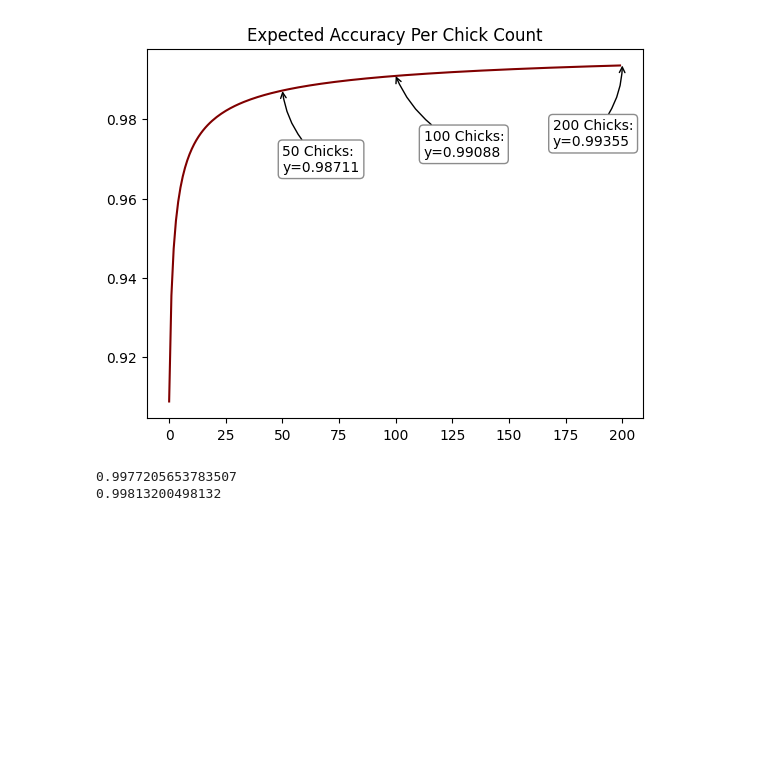
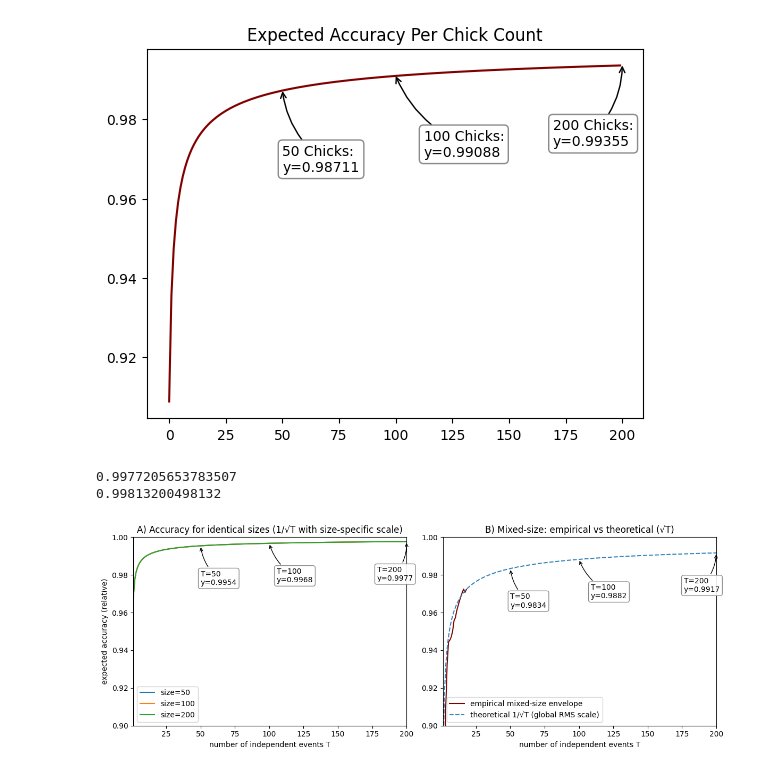
Before and after one commit to Jairik/Chick-Counting, a Jupyter notebook: rgb/mm_tp.ipynb, the cells around one changed output. Drawn from its saved outputs; the diff is of its cells as text; code cells hidden in the pictures; blank space fills up the shorter version.

Commit message:
large progress for visualization and understanding of diminishing error theory

```diff
--- a/rgb/mm_tp.ipynb
+++ b/rgb/mm_tp.ipynb
@@ -1426,3 +1429,101 @@ print(1603/1606)
 [figure]
 0.9977205653783507
 0.99813200498132
+# %%
+import numpy as np
+import matplotlib.pyplot as plt
+
+# ---------- learn size -> medAPE from your evals ----------
+y_true = np.asarray(inc_true[75:], float)
+y_pred = np.asarray(inc_pred[75:], float)
+if y_true.size == 0:
+    raise ValueError("No data after [20:].")
+
+eps = 1e-12
+ape = np.abs(y_pred - y_true) / np.maximum(y_true, eps)
+sizes = np.rint(y_true).astype(int)
+
+uniq, inv = np.unique(sizes, return_inverse=True)
+medAPE_by_size = np.zeros_like(uniq, dtype=float)
+for k in range(uniq.size):
+    medAPE_by_size[k] = np.median(ape[inv == k])
+
+def medAPE_of(size):
+    size = np.asarray(size, dtype=float)
+    return np.interp(size, uniq.astype(float), medAPE_by_size,
+                     left=medAPE_by_size[0], right=medAPE_by_size[-1])
+
+def acc_size_T(size, T):
+    size = np.asarray(size, dtype=float)
+    T = np.asarray(T, dtype=float)
+    return np.clip(1.0 - medAPE_of(size) / np.sqrt(np.maximum(T, 1.0)), 0.0, 1.0)
+
+# mixed-size cumulative envelope using RMS(medAPE(size_i))/sqrt(T)
+medAPE_seq = medAPE_of(sizes)
+rms_sq_cum = np.cumsum(medAPE_seq**2) / np.arange(1, len(medAPE_seq)+1)
+rms_cum = np.sqrt(rms_sq_cum)
+t_emp = np.arange(1, len(medAPE_seq)+1)
+acc_envelope_mixed = np.clip(1.0 - rms_cum / np.sqrt(t_emp), 0.0, 1.0)
+
+# single global RMS scale for a clean theoretical overlay
+rms_global = np.sqrt(np.mean(medAPE_seq**2))
+
+# ---------- plotting: two panels ----------
+Tmax = 200
+Ts = np.arange(1, Tmax+1)
+
+fig, (axL, axR) = plt.subplots(1, 2, figsize=(12, 4.5))
+
+# (A) hypothetical identical sizes
+axL.plot(Ts, acc_size_T(50, Ts),  label='size=50')
+axL.plot(Ts, acc_size_T(100, Ts), label='size=100')
+axL.plot(Ts, acc_size_T(200, Ts), label='size=200')
+axL.set_xlim(1, Tmax); axL.set_ylim(0.9, 1)
+axL.set_xlabel('number of independent events T')
+axL.set_ylabel('expected accuracy (relative)')
+axL.set_title('A) Accuracy for identical sizes (1/√T with size-specific scale)')
+axL.legend()
+
+# bubbles on panel A at T=50,100,200 for size=100 (center example)
+def bubble_A(Tb, dx=10, dy=-45, rad=-0.2):
+    yb = acc_size_T(100, Tb)
+    axL.annotate(
+        f"T={Tb}\ny={yb:.4f}",
+        xy=(Tb, yb),
+        xytext=(dx, dy),
+        textcoords="offset points",
+        ha="left", va="bottom",
+        arrowprops=dict(arrowstyle="->", connectionstyle=f"arc3,rad={rad}"),
+        bbox=dict(boxstyle="round,pad=0.3", fc="w", ec="0.5", alpha=0.9),
+    )
+for Tb, dx in [(50,0),(100,10),(200,-40)]:
+    bubble_A(Tb, dx=dx, dy=-55, rad=-0.2 if Tb!=200 else 0.2)
+
+# (B) mixed-size empirical envelope + theoretical overlay
+axR.plot(t_emp, acc_envelope_mixed, color='maroon', label='empirical mixed-size envelope')
+acc_theory = np.clip(1.0 - rms_global / np.sqrt(Ts), 0.0, 1.0)
+axR.plot(Ts, acc_theory, '--', label='theoretical 1/√T (global RMS scale)', alpha=0.9)
+axR.set_xlim(1, Tmax); axR.set_ylim(0.9, 1)
+axR.set_xlabel('number of independent events T')
+axR.set_title('B) Mixed-size: empirical vs theoretical (√T)')
+
+# bubbles on panel B at T=50,100,200 (on theoretical curve for clean readouts)
+def bubble_B(Tb, dx=16, dy=-55, rad=-0.2):
+    yb = acc_theory[Tb-1]
+    axR.annotate(
+        f"T={Tb}\ny={yb:.4f}",
+        xy=(Tb, yb),
+        xytext=(dx, dy),
+        textcoords="offset points",
+        ha="left", va="bottom",
+        arrowprops=dict(arrowstyle="->", connectionstyle=f"arc3,rad={rad}"),
+        bbox=dict(boxstyle="round,pad=0.3", fc="w", ec="0.5", alpha=0.9),
+    )
+for Tb, dx in [(50,0),(100,16),(200,-44)]:
+    bubble_B(Tb, dx=dx, dy=-55, rad=-0.2 if Tb!=200 else 0.2)
+
+axR.legend()
+plt.tight_layout()
+plt.show()
+# %% [output]
+[figure, added]
```
Also changed, not shown: parts of 3 cells of this notebook.
